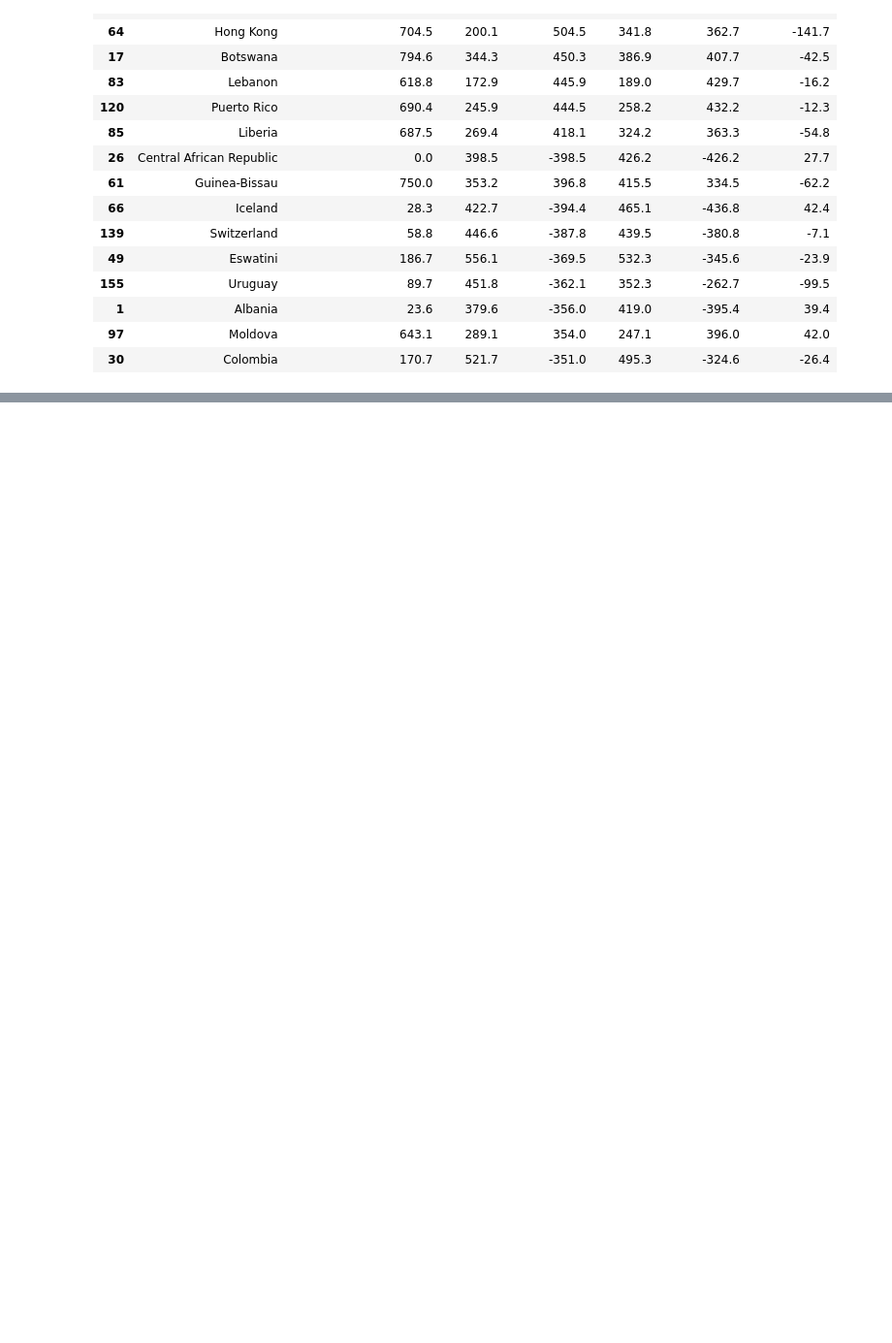
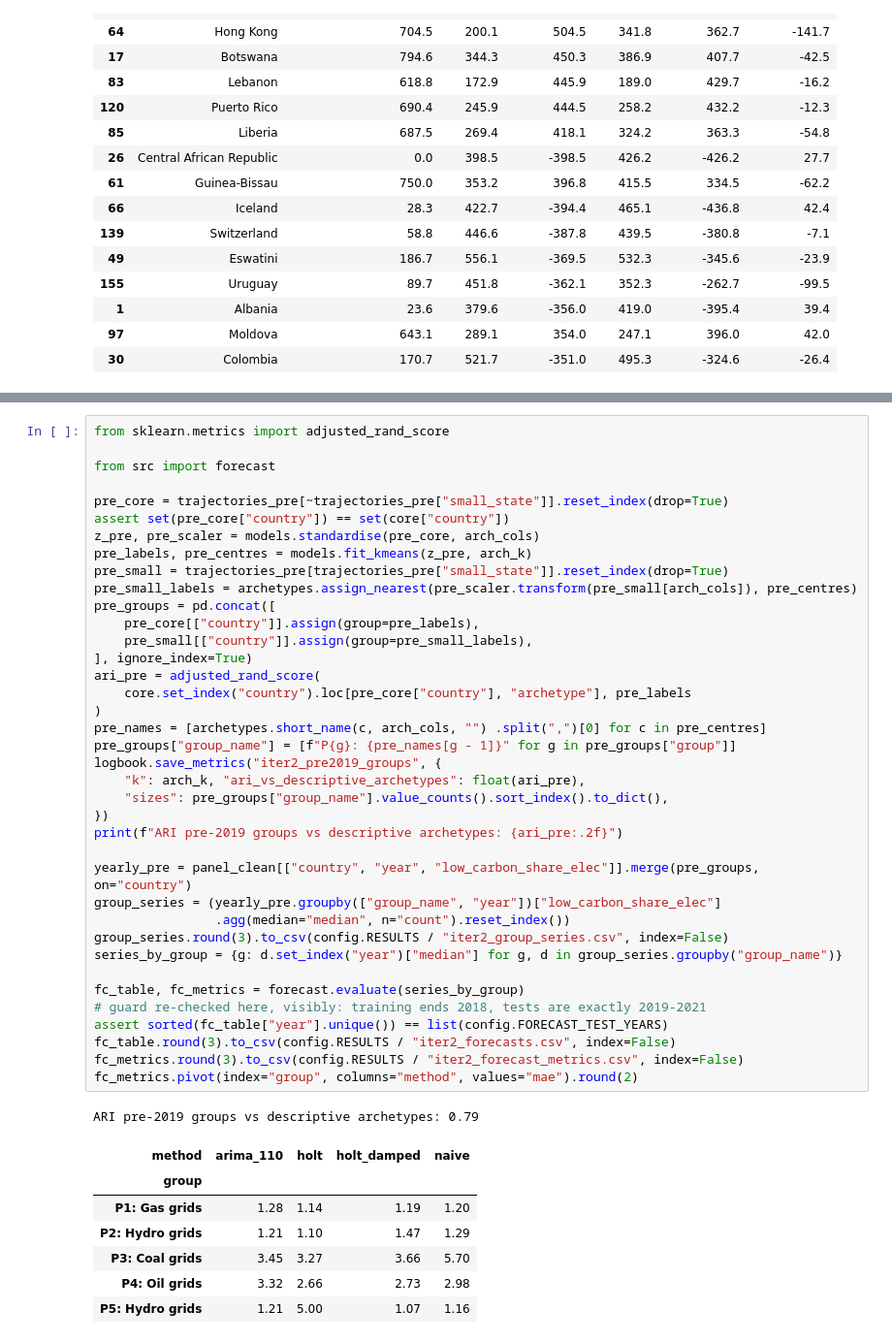
Before and after one commit to GOW444/parallax, a Jupyter notebook: notebooks/A3_workflow.ipynb, the cells around one changed output, grey strips where cells are left out. Shown at 97% size. Cells and saved outputs as stored; diff of their text form; blank space fills up the shorter version.

```diff
--- a/notebooks/A3_workflow.ipynb
+++ b/notebooks/A3_workflow.ipynb
@@ -2852,0 +2857,47 @@ the change is within fold-to-fold noise {'n': 162, 'n_folds': 5, 'n_dropped_from
+# %%
+from sklearn.metrics import adjusted_rand_score
+
+from src import forecast
+
+pre_core = trajectories_pre[~trajectories_pre["small_state"]].reset_index(drop=True)
+assert set(pre_core["country"]) == set(core["country"])
+z_pre, pre_scaler = models.standardise(pre_core, arch_cols)
+pre_labels, pre_centres = models.fit_kmeans(z_pre, arch_k)
+pre_small = trajectories_pre[trajectories_pre["small_state"]].reset_index(drop=True)
+pre_small_labels = archetypes.assign_nearest(pre_scaler.transform(pre_small[arch_cols]), pre_centres)
+pre_groups = pd.concat([
+    pre_core[["country"]].assign(group=pre_labels),
+    pre_small[["country"]].assign(group=pre_small_labels),
+], ignore_index=True)
+ari_pre = adjusted_rand_score(
+    core.set_index("country").loc[pre_core["country"], "archetype"], pre_labels
+)
+pre_names = [archetypes.short_name(c, arch_cols, "") .split(",")[0] for c in pre_centres]
+pre_groups["group_name"] = [f"P{g}: {pre_names[g - 1]}" for g in pre_groups["group"]]
+logbook.save_metrics("iter2_pre2019_groups", {
+    "k": arch_k, "ari_vs_descriptive_archetypes": float(ari_pre),
+    "sizes": pre_groups["group_name"].value_counts().sort_index().to_dict(),
+})
+print(f"ARI pre-2019 groups vs descriptive archetypes: {ari_pre:.2f}")
+
+yearly_pre = panel_clean[["country", "year", "low_carbon_share_elec"]].merge(pre_groups, on="country")
+group_series = (yearly_pre.groupby(["group_name", "year"])["low_carbon_share_elec"]
+                .agg(median="median", n="count").reset_index())
+group_series.round(3).to_csv(config.RESULTS / "iter2_group_series.csv", index=False)
+series_by_group = {g: d.set_index("year")["median"] for g, d in group_series.groupby("group_name")}
+
+fc_table, fc_metrics = forecast.evaluate(series_by_group)
+# guard re-checked here, visibly: training ends 2018, tests are exactly 2019-2021
+assert sorted(fc_table["year"].unique()) == list(config.FORECAST_TEST_YEARS)
+fc_table.round(3).to_csv(config.RESULTS / "iter2_forecasts.csv", index=False)
+fc_metrics.round(3).to_csv(config.RESULTS / "iter2_forecast_metrics.csv", index=False)
+fc_metrics.pivot(index="group", columns="method", values="mae").round(2)
+# %% [output]
+ARI pre-2019 groups vs descriptive archetypes: 0.79
+| method | arima_110 | holt | holt_damped | naive |
+| group |  |  |  |  |
+| P1: Gas grids | 1.28 | 1.14 | 1.19 | 1.20 |
+| P2: Hydro grids | 1.21 | 1.10 | 1.47 | 1.29 |
+| P3: Coal grids | 3.45 | 3.27 | 3.66 | 5.70 |
+| P4: Oil grids | 3.32 | 2.66 | 2.73 | 2.98 |
+| P5: Hydro grids | 1.21 | 5.00 | 1.07 | 1.16 |
```
Also changed, not shown: parts of 12 cells of this notebook, 26 other files.
